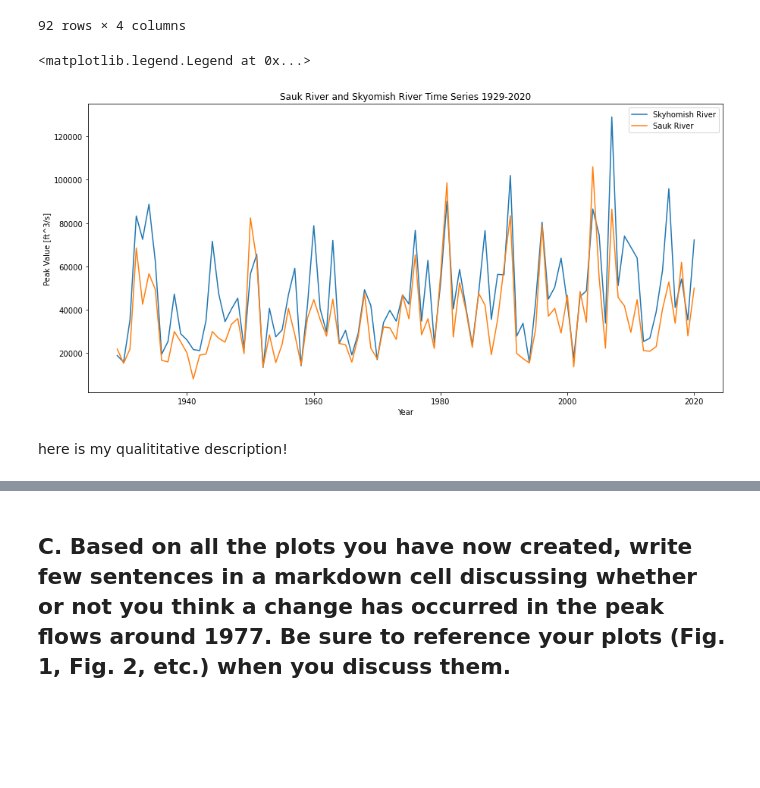
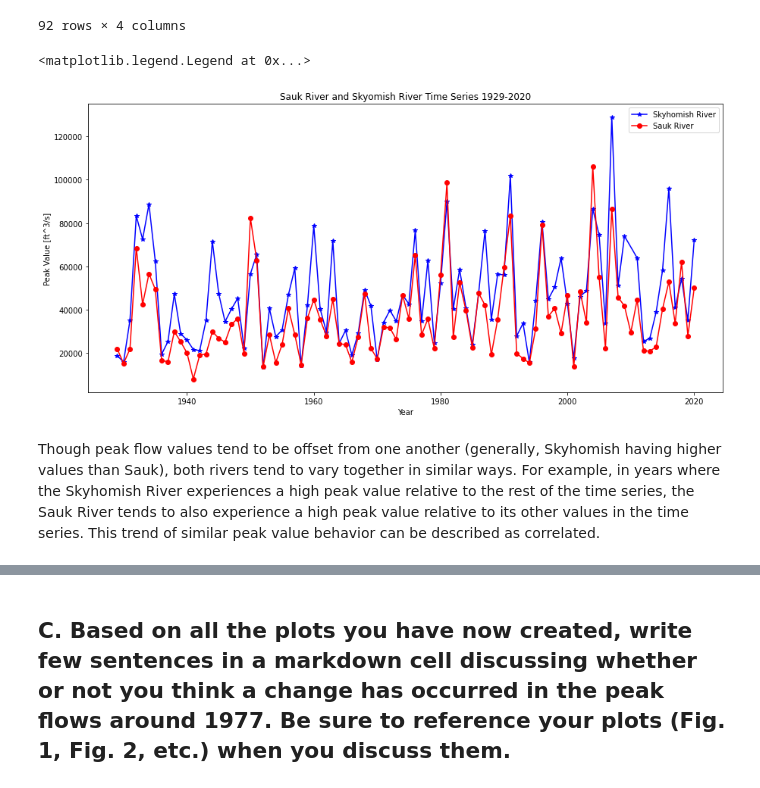
Before and after one commit to egagli/cewa565, a Jupyter notebook: homework/1/hw1.ipynb, the cells around one changed output, grey strips where cells are left out. Cells and saved outputs as stored; diff of their text form; code cells hidden in the pictures; blank space fills up the shorter version.

```diff
--- a/homework/1/hw1.ipynb
+++ b/homework/1/hw1.ipynb
@@ -38,16 +38,16 @@ Sauk_data
 92 rows × 4 columns
 # %%
 f,ax = plt.subplots(figsize=(15,7))
-ax.plot(Skykomish_data['water year'],Skykomish_data['peak value (cfs)'],label='Skyhomish River')
-ax.plot(Sauk_data['water_year'],Sauk_data['peak_va'],label='Sauk River')
+ax.plot(Skykomish_data['water year'],Skykomish_data['peak value (cfs)'],'b-*',label='Skyhomish River')
+ax.plot(Sauk_data['water_year'],Sauk_data['peak_va'],'o-r',label='Sauk River')
 ax.set_title('Sauk River and Skyomish River Time Series 1929-2020')
 ax.set_xlabel('Year')
 ax.set_ylabel('Peak Value [ft^3/s]')
 ax.legend()
 # %% [output]
 <matplotlib.legend.Legend at 0x...>
-[figure, old version]
+[figure, new version]
-# %% [markdown]
-here is my qualititative description!
+# %% [markdown]
+Though peak flow values tend to be offset from one another (generally, Skyhomish having higher values than Sauk), both rivers tend to vary together in similar ways. For example, in years where the Skyhomish River experiences a high peak value relative to the rest of the time series, the Sauk River tends to also experience a high peak value relative to its other values in the time series. This trend of similar peak value behavior can be described as correlated.
 # %% [markdown]
 ## B. We know that in water year 1977, there was a large PDO shift in the North Pacific, and we want to know if floods were statistically different before and after this date. In this homework, we will graphically examine the data. For the Sauk River only, create and examine the following plots for three time periods: the entire timeseries, all data before 1977, all data from 1977 and later. (Make sure that the following plots are well-labeled, readable, and convey meaningful information)
```
Also changed, not shown: parts of 9 cells of this notebook.
